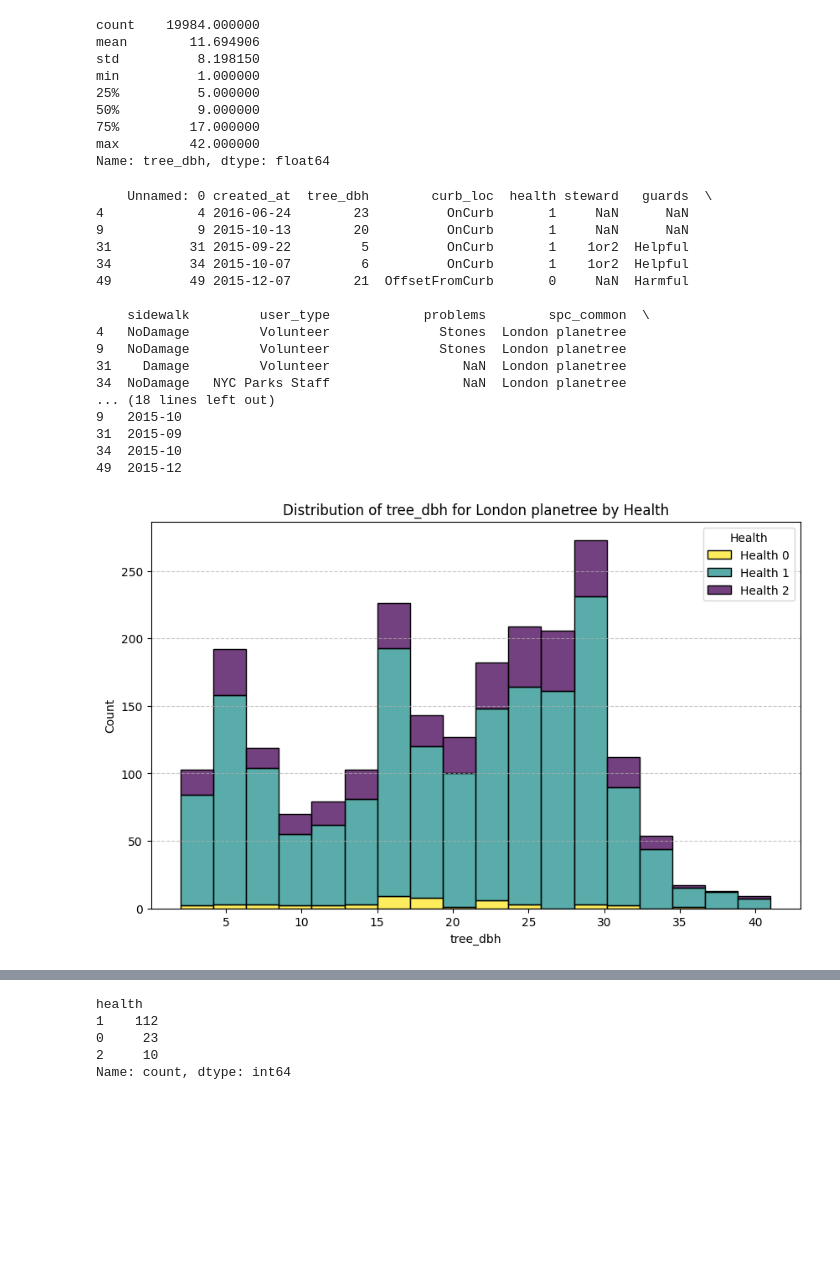
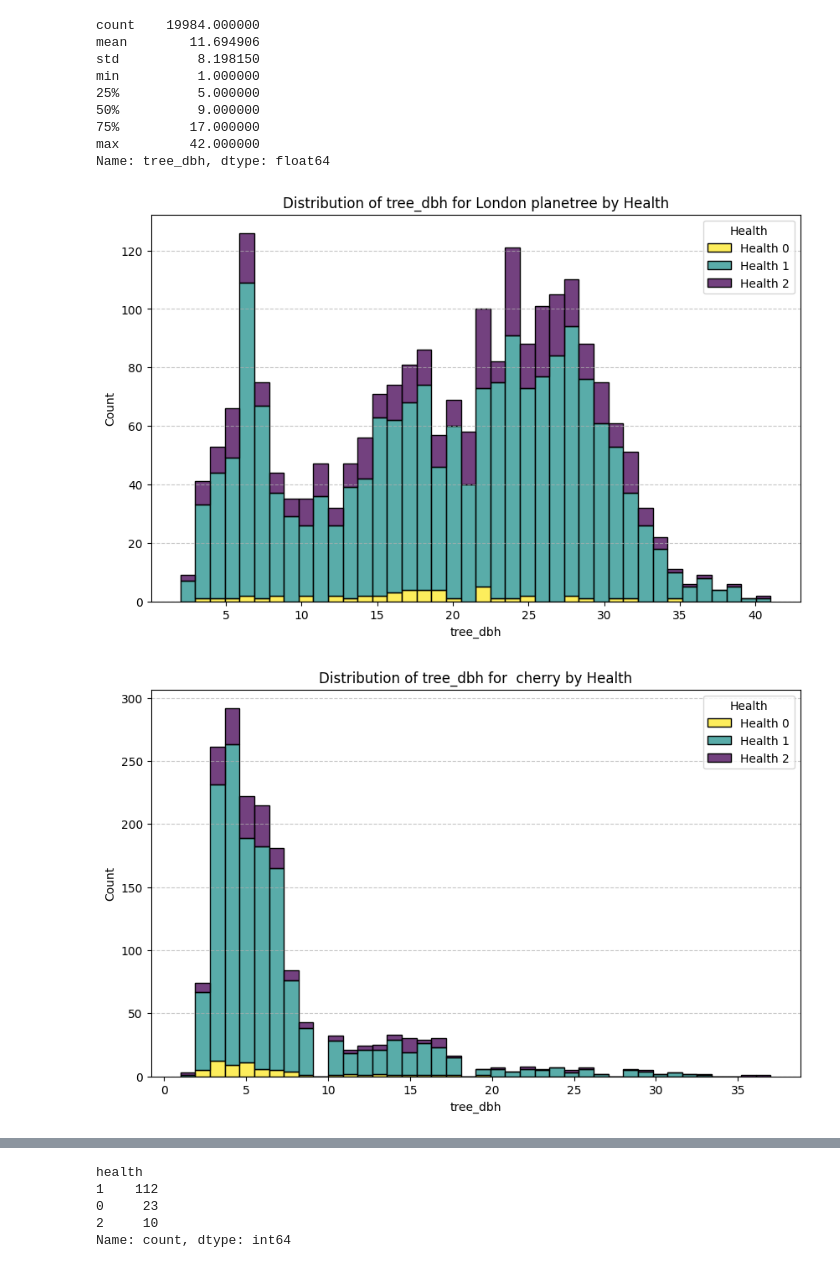
Before and after one commit to Keitovolcom/smbc_comp, a Jupyter notebook: workspace/work12_07/eda.ipynb, the cells around one changed output, grey strips where cells are left out. Cells and saved outputs as stored; diff of their text form; code cells hidden in the pictures; blank space fills up the shorter version.

```diff
--- a/workspace/work12_07/eda.ipynb
+++ b/workspace/work12_07/eda.ipynb
@@ -115,39 +149,37 @@ max         42.000000
 Name: tree_dbh, dtype: float64
 # %%
 london_planetree_data = train_date[train_date['spc_common'] == 'London planetree']
-
-print(london_planetree_data.head())
-
 # ヒストグラムを作成（tree_dbhは数値型なので注意）
 plt.figure(figsize=(10, 6))
-sns.histplot(data=london_planetree_data, x='tree_dbh', hue='health', multiple='stack',palette='viridis')
+sns.histplot(data=london_planetree_data, x='tree_dbh', hue='health', multiple='stack',palette='viridis',bins=40)
 plt.title('Distribution of tree_dbh for London planetree by Health')
 plt.xlabel('tree_dbh')
 plt.ylabel('Count')
 
 # 凡例を表示
 plt.legend(title='Health', loc='upper right', labels=['Health 0', 'Health 1', 'Health 2'])
 
 # グリッドを表示
 plt.grid(axis='y', linestyle='--', alpha=0.7)
 
 plt.show()
 # %% [output]
-    Unnamed: 0 created_at  tree_dbh        curb_loc  health steward   guards  \
-4            4 2016-06-24        23          OnCurb       1     NaN      NaN
-9            9 2015-10-13        20          OnCurb       1     NaN      NaN
-31          31 2015-09-22         5          OnCurb       1    1or2  Helpful
-34          34 2015-10-07         6          OnCurb       1    1or2  Helpful
-49          49 2015-12-07        21  OffsetFromCurb       0     NaN  Harmful
-
-    sidewalk         user_type            problems        spc_common  \
-4   NoDamage         Volunteer              Stones  London planetree
-9   NoDamage         Volunteer              Stones  London planetree
-31    Damage         Volunteer                 NaN  London planetree
-34  NoDamage   NYC Parks Staff                 NaN  London planetree
-... (18 lines left out)
-9   2015-10
-31  2015-09
-34  2015-10
-49  2015-12
-[figure, old version]
+[figure, new version]
+# %%
+cherry_data = train_date[train_date['spc_common'] == 'cherry']
+# ヒストグラムを作成（tree_dbhは数値型なので注意）
+plt.figure(figsize=(10, 6))
+sns.histplot(data=cherry_data, x='tree_dbh', hue='health', multiple='stack',palette='viridis',bins=40)
+plt.title('Distribution of tree_dbh for  cherry by Health')
+plt.xlabel('tree_dbh')
+plt.ylabel('Count')
+
+# 凡例を表示
+plt.legend(title='Health', loc='upper right', labels=['Health 0', 'Health 1', 'Health 2'])
+
+# グリッドを表示
+plt.grid(axis='y', linestyle='--', alpha=0.7)
+
+plt.show()
+# %% [output]
+[figure, added]
```
Also changed, not shown: parts of 19 cells of this notebook, 4 other files.
